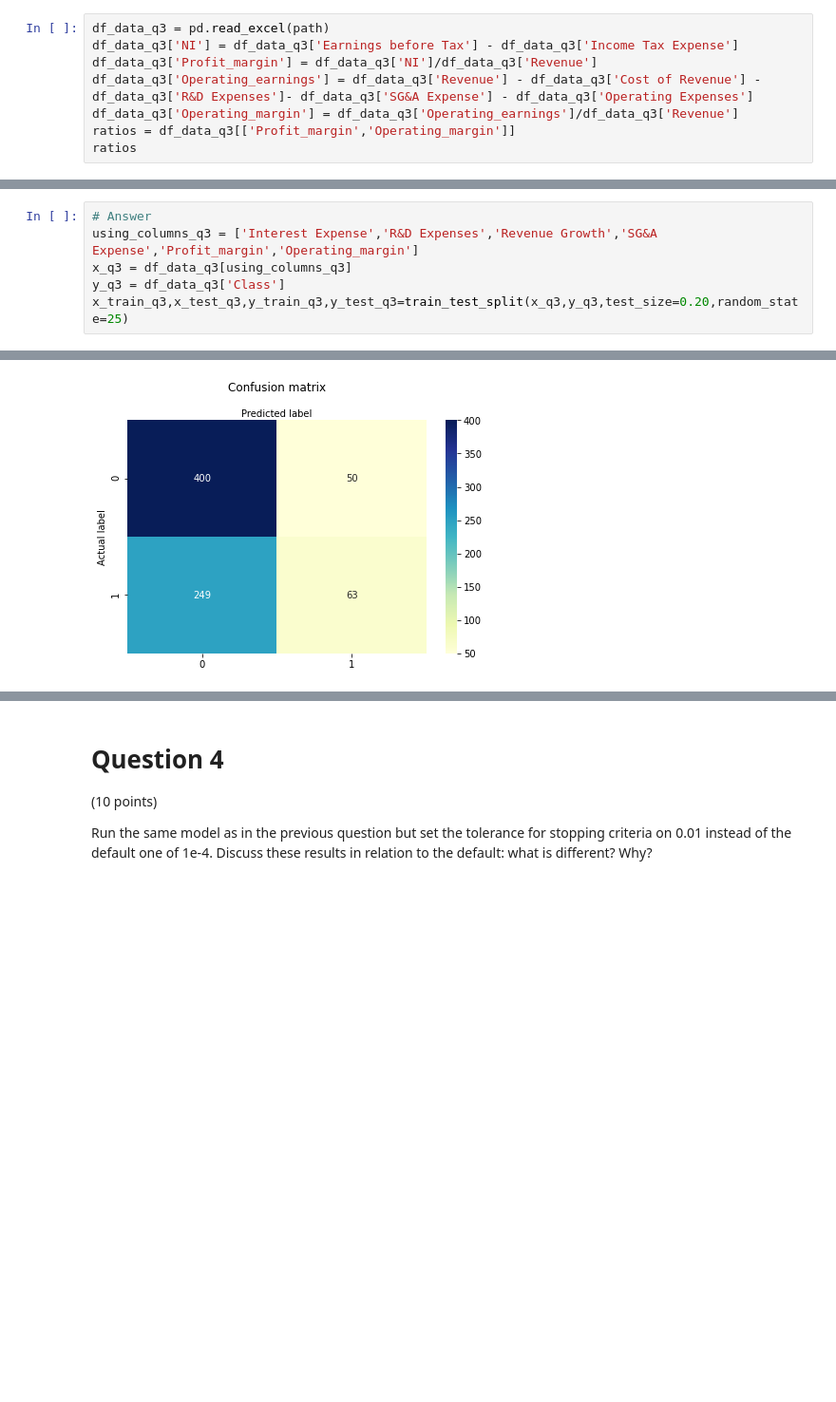
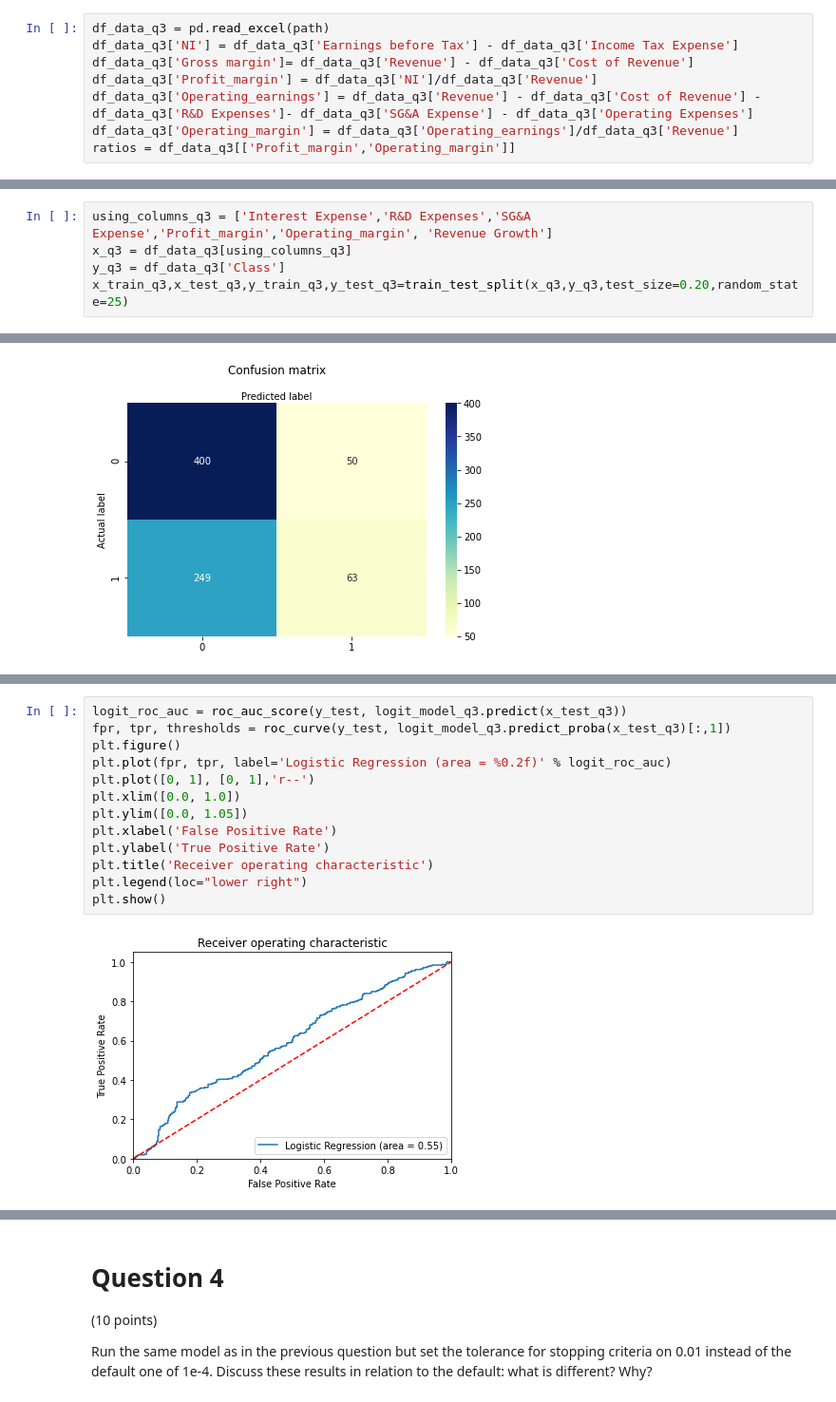
Before and after one commit to Nsmid/Machine-Learning-for-Finance, a Jupyter notebook: assignment 1/assignment1_group08_2021.ipynb, the cells around one changed output, grey strips where cells are left out. Shown at 95% size. Drawn from its saved outputs; the diff is of its cells as text; blank space fills up the shorter version.

```diff
--- a/assignment 1/assignment1_group08_2021.ipynb
+++ b/assignment 1/assignment1_group08_2021.ipynb
@@ -414,8 +348,8 @@ Good features for estimating whether an investment in given stock is a good idea
 # %%
 df_data_q3 = pd.read_excel(path)
 df_data_q3['NI'] = df_data_q3['Earnings before Tax'] - df_data_q3['Income Tax Expense']
+df_data_q3['Gross margin']= df_data_q3['Revenue'] - df_data_q3['Cost of Revenue']
 df_data_q3['Profit_margin'] = df_data_q3['NI']/df_data_q3['Revenue']
 df_data_q3['Operating_earnings'] = df_data_q3['Revenue'] - df_data_q3['Cost of Revenue'] - df_data_q3['R&D Expenses']- df_data_q3['SG&A Expense'] - df_data_q3['Operating Expenses']
 df_data_q3['Operating_margin'] = df_data_q3['Operating_earnings']/df_data_q3['Revenue']
 ratios = df_data_q3[['Profit_margin','Operating_margin']]
-ratios
@@ -471,8 +363,7 @@ df_data_q3
 # %% [markdown]
 Use the new features and rerun the classification. Does the new features improve the predictions? Is it possible that it does worse? Please explain.
 # %%
-# Answer
-using_columns_q3 = ['Interest Expense','R&D Expenses','Revenue Growth','SG&A Expense','Profit_margin','Operating_margin']
+using_columns_q3 = ['Interest Expense','R&D Expenses','SG&A Expense','Profit_margin','Operating_margin', 'Revenue Growth']
 x_q3 = df_data_q3[using_columns_q3]
 y_q3 = df_data_q3['Class']
 x_train_q3,x_test_q3,y_train_q3,y_test_q3=train_test_split(x_q3,y_q3,test_size=0.20,random_state=25)
@@ -554,0 +421,15 @@ Text(0.5, 257.44, 'Predicted label')
+# %%
+logit_roc_auc = roc_auc_score(y_test, logit_model_q3.predict(x_test_q3))
+fpr, tpr, thresholds = roc_curve(y_test, logit_model_q3.predict_proba(x_test_q3)[:,1])
+plt.figure()
+plt.plot(fpr, tpr, label='Logistic Regression (area = %0.2f)' % logit_roc_auc)
+plt.plot([0, 1], [0, 1],'r--')
+plt.xlim([0.0, 1.0])
+plt.ylim([0.0, 1.05])
+plt.xlabel('False Positive Rate')
+plt.ylabel('True Positive Rate')
+plt.title('Receiver operating characteristic')
+plt.legend(loc="lower right")
+plt.show()
+# %% [output]
+[figure, added]
```
Also changed, not shown: parts of 62 cells of this notebook.
